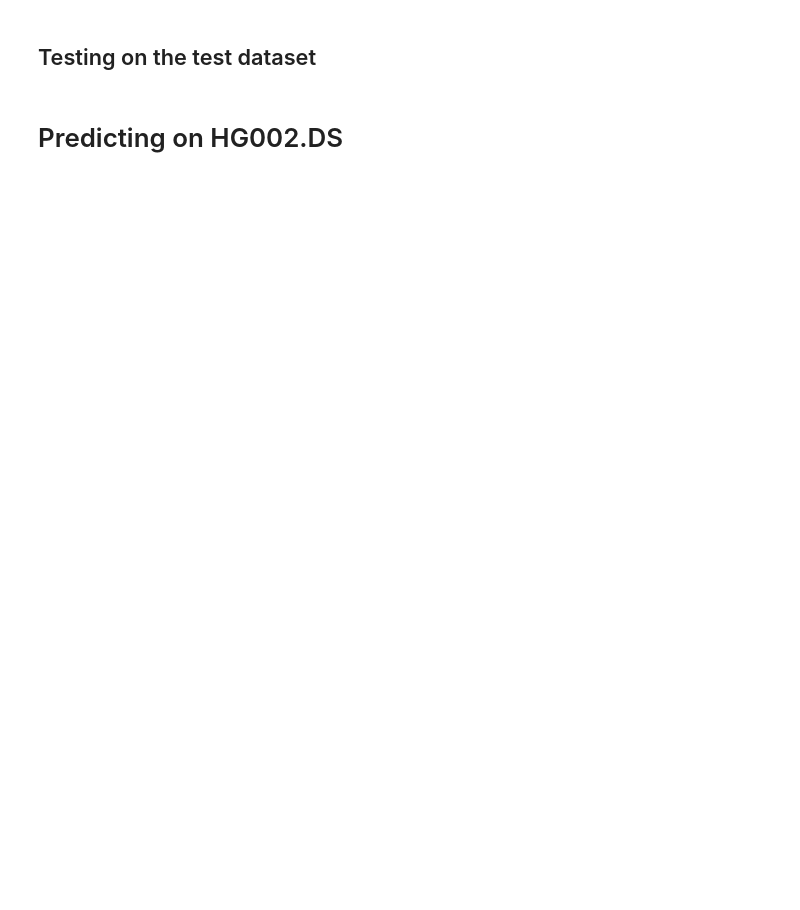
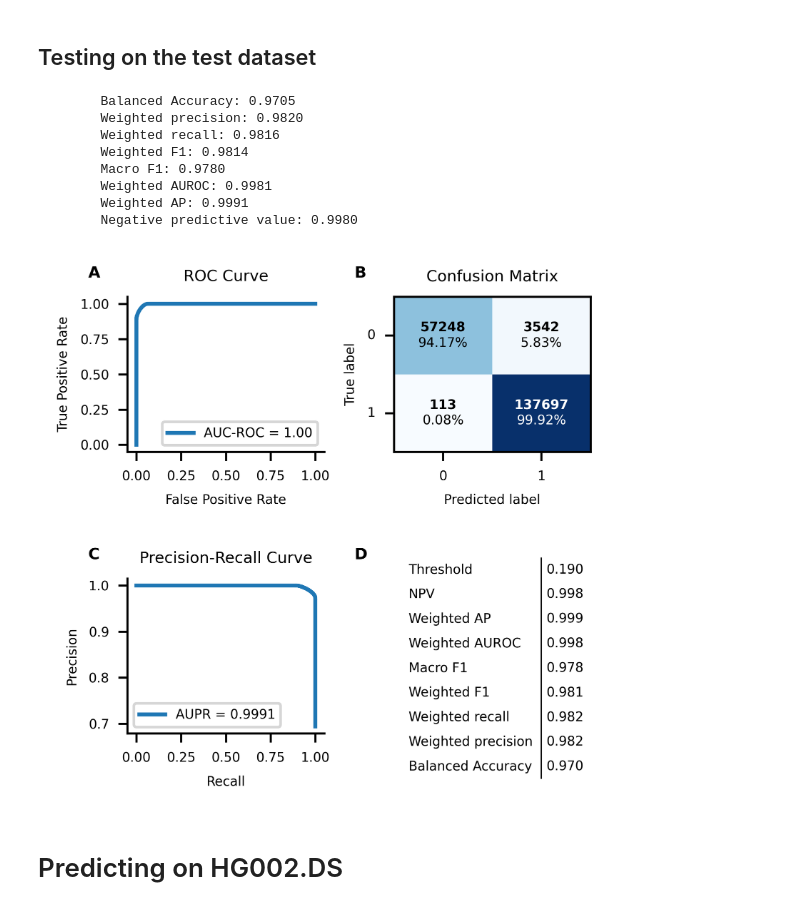
Before and after one commit to SPA-C/SPA-C, a Jupyter notebook: model_training/SPA-C_training.ipynb, the cells around one changed output. Saved outputs shown, nothing was run; the diff lists cells and outputs as text; code cells hidden in the pictures; blank space fills up the shorter version.

```diff
--- a/model_training/SPA-C_training.ipynb
+++ b/model_training/SPA-C_training.ipynb
@@ -31,7 +31,7 @@ main_dir = "/home/amergez/SPA-C/models"
 data_dir = "/home/amergez/SPA-C/datasets/CHM13.DS/CHM13v2.DS_5K10S_Q0.C4X.hdf5"
 thres_dir = "/home/amergez/SPA-C/datasets/CHM13.DS/CHM13v2.DS_5K10S_Q0.C4X_THRES.hdf5"
 hg002_dir = "/home/amergez/SPA-C/datasets/HG002.DS/HG002.DS_5K10S_Q0.hdf5"
-model_name = "FF.401"
+model_name = "FF.402"
 
 model_dir = os.path.join(main_dir, model_name)
 os.makedirs(model_dir, exist_ok=True)
@@ -134,7 +194,7 @@ model.training(
     dataLoader=train_dataloader,
     val_dataLoader=val_dataloader,
     savedir=model_dir,
-    nepochs=30,
+    nepochs=10,
     freeze_encoder=False,
     FocalLoss_alpha=None, # no class balancing
     FocalLoss_gamma=1,
@@ -382,11 +637,21 @@ with open(os.path.join(main_dir, f"ctgs_parts.json"), "w") as handle:
 # %%
 model.eval(
     test_dataloader,
-    threshold=.2, # Given the best threshold fixed in the previous section
+    threshold=.19, # Given the best threshold fixed in the previous section
     savedir=os.path.join(model_dir, f"{model_name}_E{best_weights:>02}_CHM13.DS.test_scores.png"),
     names=ds.test["names"],
-    #title=f"{model_name} - CHM13.DS.test - E{best_weights:>02} - Thres: 0.05"
+    #title=f"{model_name} - CHM13.DS.test - E{best_weights:>02} - Thres: 0.45"
 )
+# %% [output]
+        Balanced Accuracy: 0.9705
+        Weighted precision: 0.9820
+        Weighted recall: 0.9816
+        Weighted F1: 0.9814
+        Macro F1: 0.9780
+        Weighted AUROC: 0.9981
+        Weighted AP: 0.9991
+        Negative predictive value: 0.9980
+[figure, added]
 # %% [markdown]
 # Predicting on HG002.DS
 # %%
```
Also changed, not shown: parts of 26 cells of this notebook.
